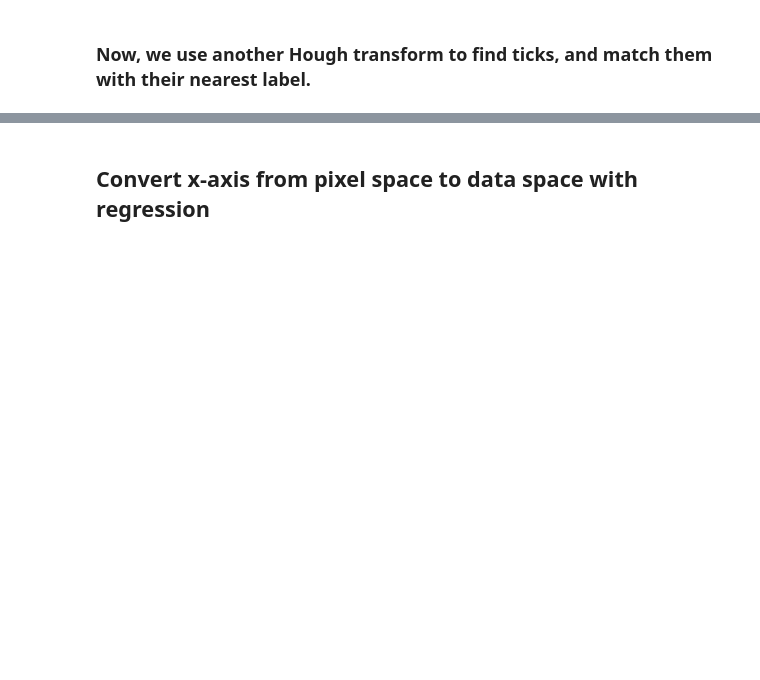
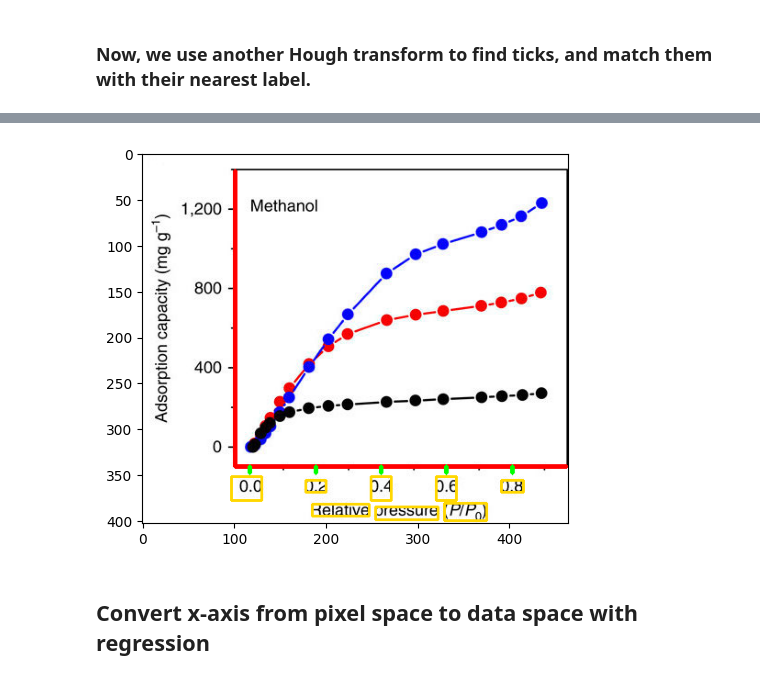
Before and after one commit to Imperssonator/fairplay, a Jupyter notebook: notebooks/2021-09-08-py39-refresh.ipynb, the cells around one changed output, grey strips where cells are left out. Drawn from its saved outputs; the diff is of its cells as text; code cells hidden in the pictures; blank space fills up the shorter version.

Commit message:
working find_xaxis function

```diff
--- a/notebooks/2021-09-08-py39-refresh.ipynb
+++ b/notebooks/2021-09-08-py39-refresh.ipynb
@@ -186,4 +192,4 @@ xt_ocr_num_df['text'] = xt_ocr_num_df['text'].astype(float)
 # %%
-xt_array = find_axes.get_xticks(nbw, xax, tickMargin=11, minTickLen=0, maxGap=0)
+xt_array = find_axes.get_xticks(nbw, xax, tickMargin=11, minTickLen=4, maxGap=0)
 xt_list = xt_array.tolist()
 xt_list
@@ -190,11 +214,18 @@ xt_list
 # %%
+# Narrow OCR results to just numbers
+xt_ocr_num_df = xt_ocr_df.copy()
+xt_ocr_num_df['text'] = xt_ocr_num_df['text'].apply(pd.to_numeric, errors="coerce")
+xt_ocr_num_df = xt_ocr_num_df[xt_ocr_num_df['text'].notnull()]
+
 xt_match = find_axes.match_xticks(xt_ocr_num_df, xt_list)
 xt_pts = [xt_list[i] for i in xt_match]
 
 plt.figure()
 for x1,y1,x2,y2 in xt_pts:
     cv2.line(imlabel,(x1,y1),(x2,y2),(0,255,0),4)
 implot = plt.imshow(imlabel)
+# %% [output]
+[figure, added]
 # %% [markdown]
 ## Convert x-axis from pixel space to data space with regression
 # %%
```
Also changed, not shown: parts of 19 cells of this notebook, 8 other files.
